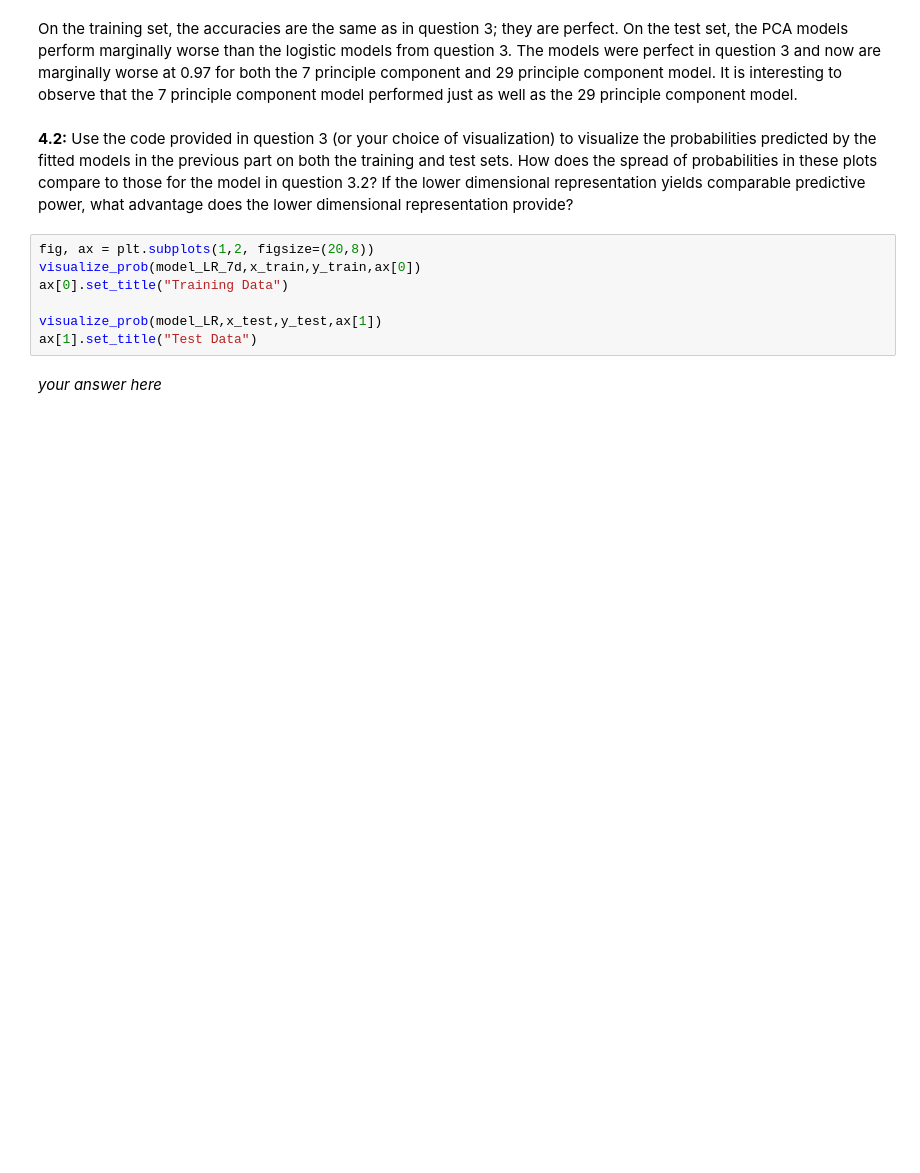
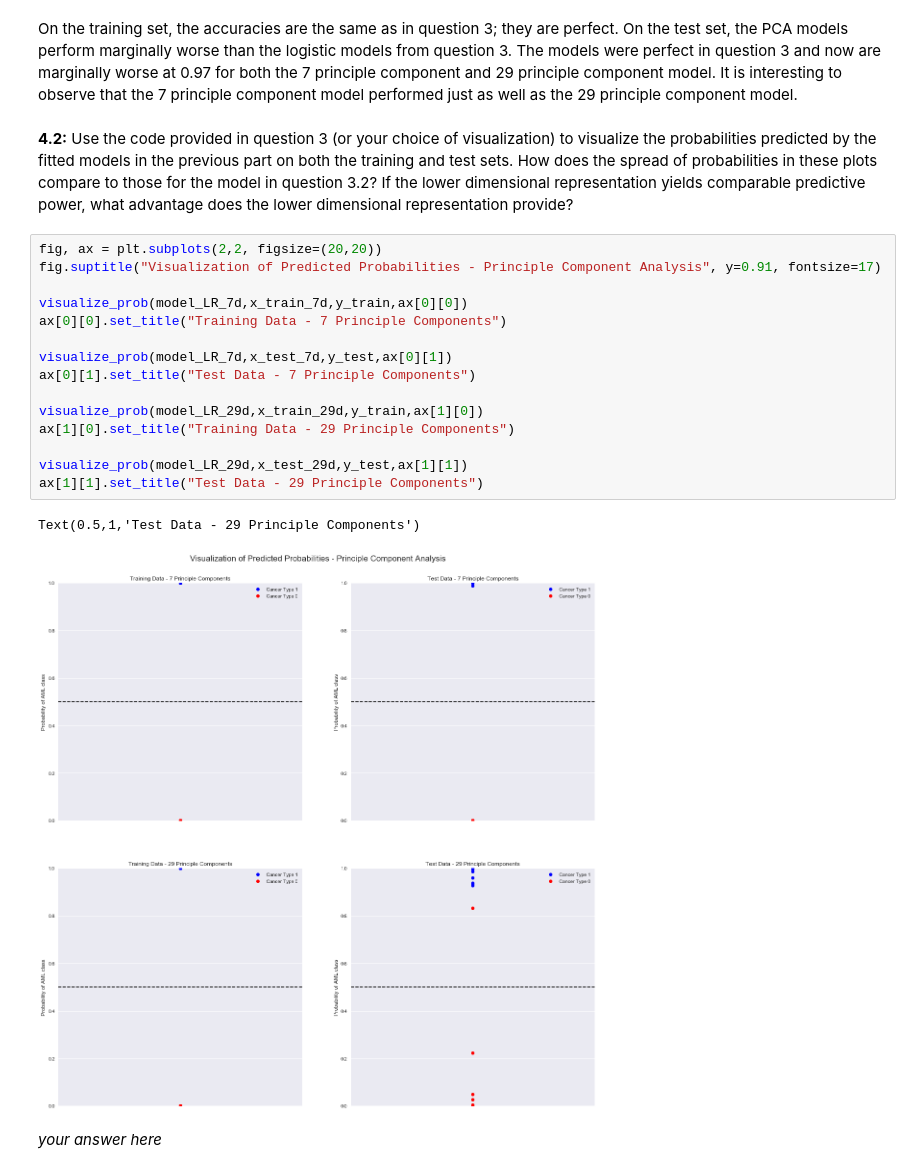
Before and after one commit to tmaounis/cs109a_hw5, a Jupyter notebook: cs109a_hw5_109.ipynb, the cells around one changed output. Saved outputs shown, nothing was run; the diff lists cells and outputs as text; blank space fills up the shorter version.

```diff
--- a/cs109a_hw5_109.ipynb
+++ b/cs109a_hw5_109.ipynb
@@ -507,12 +507,23 @@ The classification accuracy for the 29 principle component logistic regression o
 On the training set, the accuracies are the same as in question 3; they are perfect. On the test set, the PCA models perform marginally worse than the logistic models from question 3. The models were perfect in question 3 and now are marginally worse at 0.97 for both the 7 principle component and 29 principle component model. It is interesting to observe that the 7 principle component model performed just as well as the 29 principle component model.
 # %% [markdown]
 **4.2:** Use the code provided in question 3 (or your choice of visualization) to visualize the probabilities predicted by the fitted models in the previous part on both the training and test sets. How does the spread of probabilities in these plots compare to those for the model in question 3.2? If the lower dimensional representation yields comparable predictive power, what advantage does the lower dimensional representation provide?
-# %%
-fig, ax = plt.subplots(1,2, figsize=(20,8))
-visualize_prob(model_LR_7d,x_train,y_train,ax[0])
-ax[0].set_title("Training Data")
-
-visualize_prob(model_LR,x_test,y_test,ax[1])
-ax[1].set_title("Test Data")
+# %%
+fig, ax = plt.subplots(2,2, figsize=(20,20))
+fig.suptitle("Visualization of Predicted Probabilities - Principle Component Analysis", y=0.91, fontsize=17)
+
+visualize_prob(model_LR_7d,x_train_7d,y_train,ax[0][0])
+ax[0][0].set_title("Training Data - 7 Principle Components")
+
+visualize_prob(model_LR_7d,x_test_7d,y_test,ax[0][1])
+ax[0][1].set_title("Test Data - 7 Principle Components")
+
+visualize_prob(model_LR_29d,x_train_29d,y_train,ax[1][0])
+ax[1][0].set_title("Training Data - 29 Principle Components")
+
+visualize_prob(model_LR_29d,x_test_29d,y_test,ax[1][1])
+ax[1][1].set_title("Test Data - 29 Principle Components")
+# %% [output]
+Text(0.5,1,'Test Data - 29 Principle Components')
+[figure, added]
 # %% [markdown]
 *your answer here*
```
